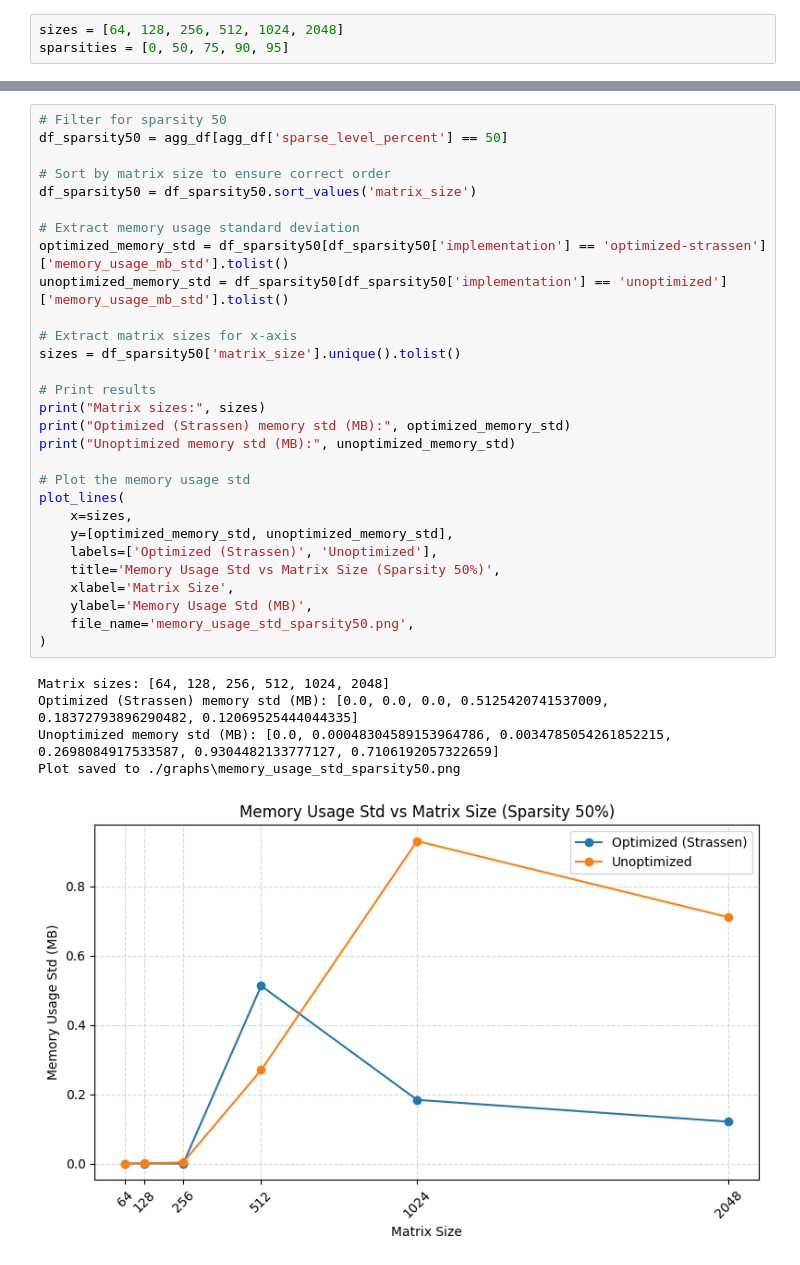
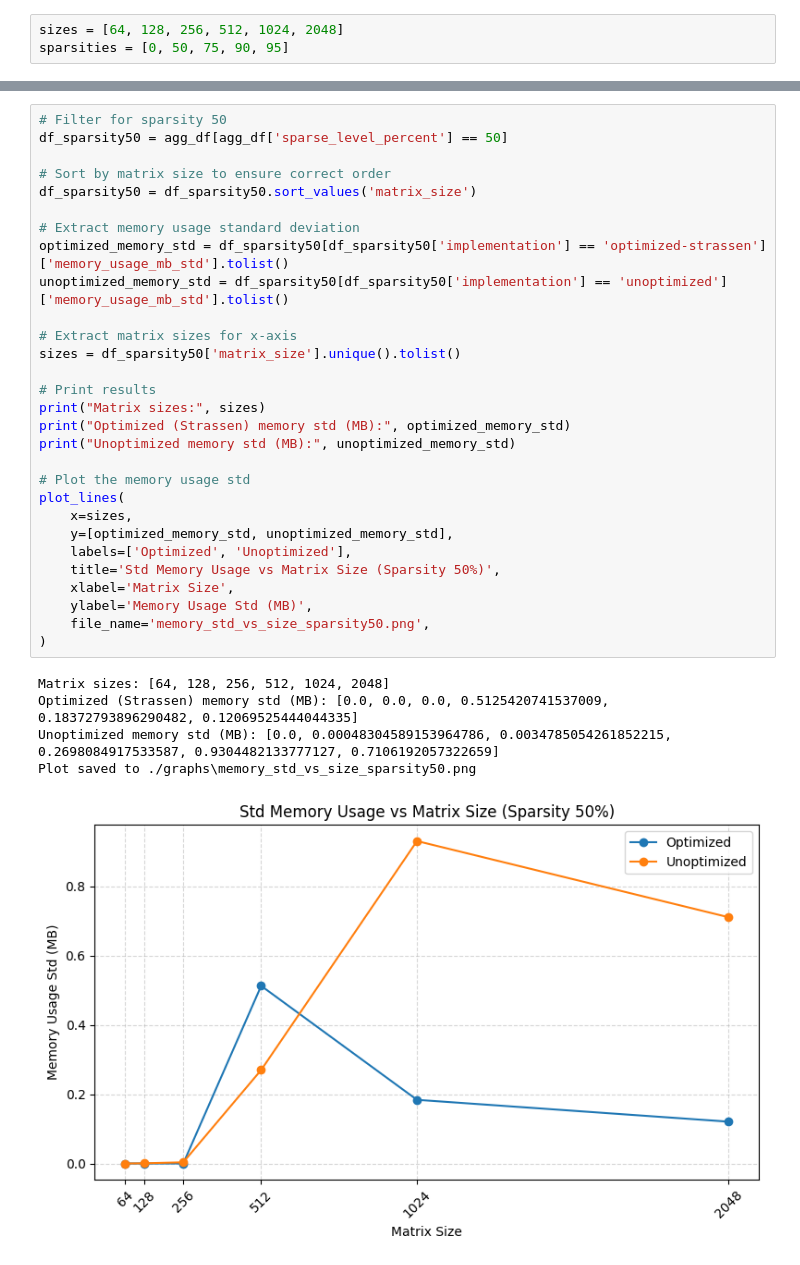
Before and after one commit to KaarloCaballero/Big_data-Task_2, a Jupyter notebook: process_data.ipynb, the cells around one changed output, grey strips where cells are left out. Saved outputs shown, nothing was run; the diff lists cells and outputs as text.

```diff
--- a/process_data.ipynb
+++ b/process_data.ipynb
@@ -1352,38 +1431,38 @@ Plot saved to ./graphs\memory_usage_sparsity50_median.png
 # %%
 # Filter for sparsity 50
 df_sparsity50 = agg_df[agg_df['sparse_level_percent'] == 50]
 
 # Sort by matrix size to ensure correct order
 df_sparsity50 = df_sparsity50.sort_values('matrix_size')
 
 # Extract memory usage standard deviation
 optimized_memory_std = df_sparsity50[df_sparsity50['implementation'] == 'optimized-strassen']['memory_usage_mb_std'].tolist()
 unoptimized_memory_std = df_sparsity50[df_sparsity50['implementation'] == 'unoptimized']['memory_usage_mb_std'].tolist()
 
 # Extract matrix sizes for x-axis
 sizes = df_sparsity50['matrix_size'].unique().tolist()
 
 # Print results
 print("Matrix sizes:", sizes)
 print("Optimized (Strassen) memory std (MB):", optimized_memory_std)
 print("Unoptimized memory std (MB):", unoptimized_memory_std)
 
 # Plot the memory usage std
 plot_lines(
     x=sizes,
     y=[optimized_memory_std, unoptimized_memory_std],
-    labels=['Optimized (Strassen)', 'Unoptimized'],
-    title='Memory Usage Std vs Matrix Size (Sparsity 50%)',
+    labels=['Optimized', 'Unoptimized'],
+    title='Std Memory Usage vs Matrix Size (Sparsity 50%)',
     xlabel='Matrix Size',
     ylabel='Memory Usage Std (MB)',
-    file_name='memory_usage_std_sparsity50.png',
+    file_name='memory_std_vs_size_sparsity50.png',
 )
 # %% [output]
 Matrix sizes: [64, 128, 256, 512, 1024, 2048]
 Optimized (Strassen) memory std (MB): [0.0, 0.0, 0.0, 0.5125420741537009, 0.18372793896290482, 0.12069525444044335]
 Unoptimized memory std (MB): [0.0, 0.00048304589153964786, 0.0034785054261852215, 0.2698084917533587, 0.9304482133777127, 0.7106192057322659]
-Plot saved to ./graphs\memory_usage_std_sparsity50.png
+Plot saved to ./graphs\memory_std_vs_size_sparsity50.png
-[figure, old version]
+[figure, new version]
 # %%
 # Filter for sparsity 75
 df_sparsity75 = agg_df[agg_df['sparse_level_percent'] == 75]
```
Also changed, not shown: parts of 48 cells of this notebook, 47 other files.
